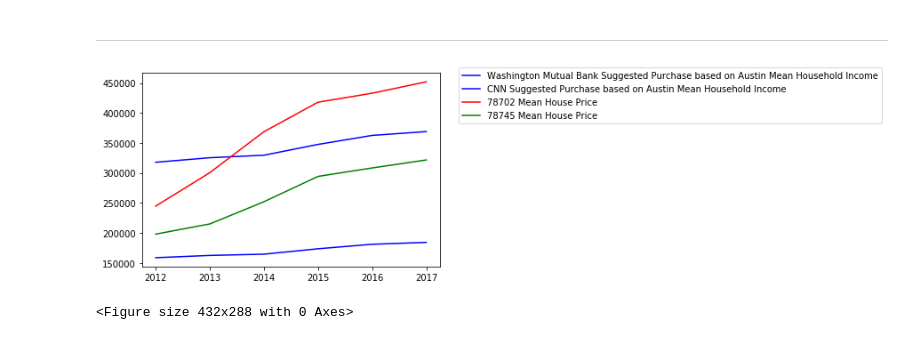
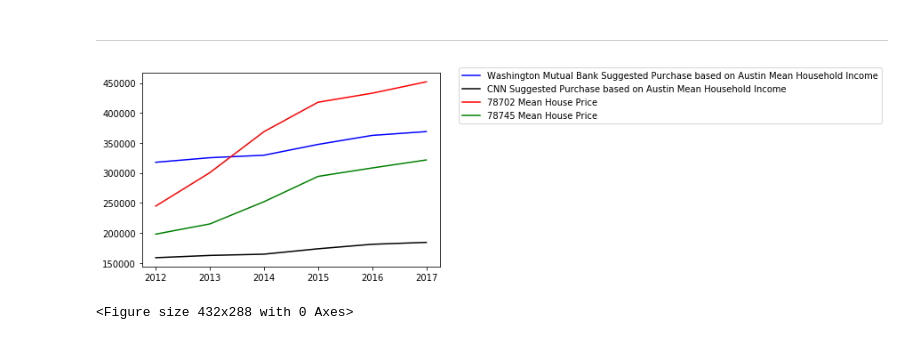
Before and after one commit to auschein/Project-1, a Jupyter notebook: Jupyter Notebook Files/Final Project1--Analysis .ipynb, the cells around one changed output. Cells and saved outputs as stored; diff of their text form; code cells hidden in the pictures.

```diff
--- a/Jupyter Notebook Files/Final Project1--Analysis .ipynb
+++ b/Jupyter Notebook Files/Final Project1--Analysis .ipynb
@@ -280,24 +280,24 @@ Mean Household Income
 # %%
 incomesT = pd.read_csv("../CSV_files/IncomeZipCompare.csv")
 incomesT = incomesT.replace({'\$': '', ',': ''}, regex=True)
 incomesT = incomesT.apply(pd.to_numeric)
 incomesT.head()
 
 D2 = incomesT["Year"].tolist()
 AUS2 = incomesT["Austin"].tolist()
 zip78702_ = incomesT["zip_78702"].tolist()
 zip78745_ = incomesT["zip_78745"].tolist()
 
 Austin_HI2 = [ i * 5 for i in AUS2]
 Austin_LO2 = [ i * 2.5 for i in AUS2]
 
-plt.plot(D2,Austin_HI2, color='b', label="Washington Mutual Bank Suggested Purchase based on Austin Mean Household Income")
-plt.plot(D2,Austin_LO2, color='b', label="CNN Suggested Purchase based on Austin Mean Household Income")
-plt.plot(D2,zip78702_, color='r', label= "78702 Mean House Price")
+plt.plot(D2,Austin_HI2, color='blue', label="Washington Mutual Bank Suggested Purchase based on Austin Mean Household Income")
+plt.plot(D2,Austin_LO2, color='black', label="CNN Suggested Purchase based on Austin Mean Household Income")
+plt.plot(D2,zip78702_, color='red', label= "78702 Mean House Price")
 plt.plot(D2,zip78745_, color = 'green', label="78745 Mean House Price")
 plt.legend(loc="best", bbox_to_anchor=(1.05, 1.05))
 plt.show()
 plt.savefig("../Images/Mean Household Income.png")
 # %% [output]
-[figure, old version]
+[figure, new version]
 <Figure size 432x288 with 0 Axes>
```
